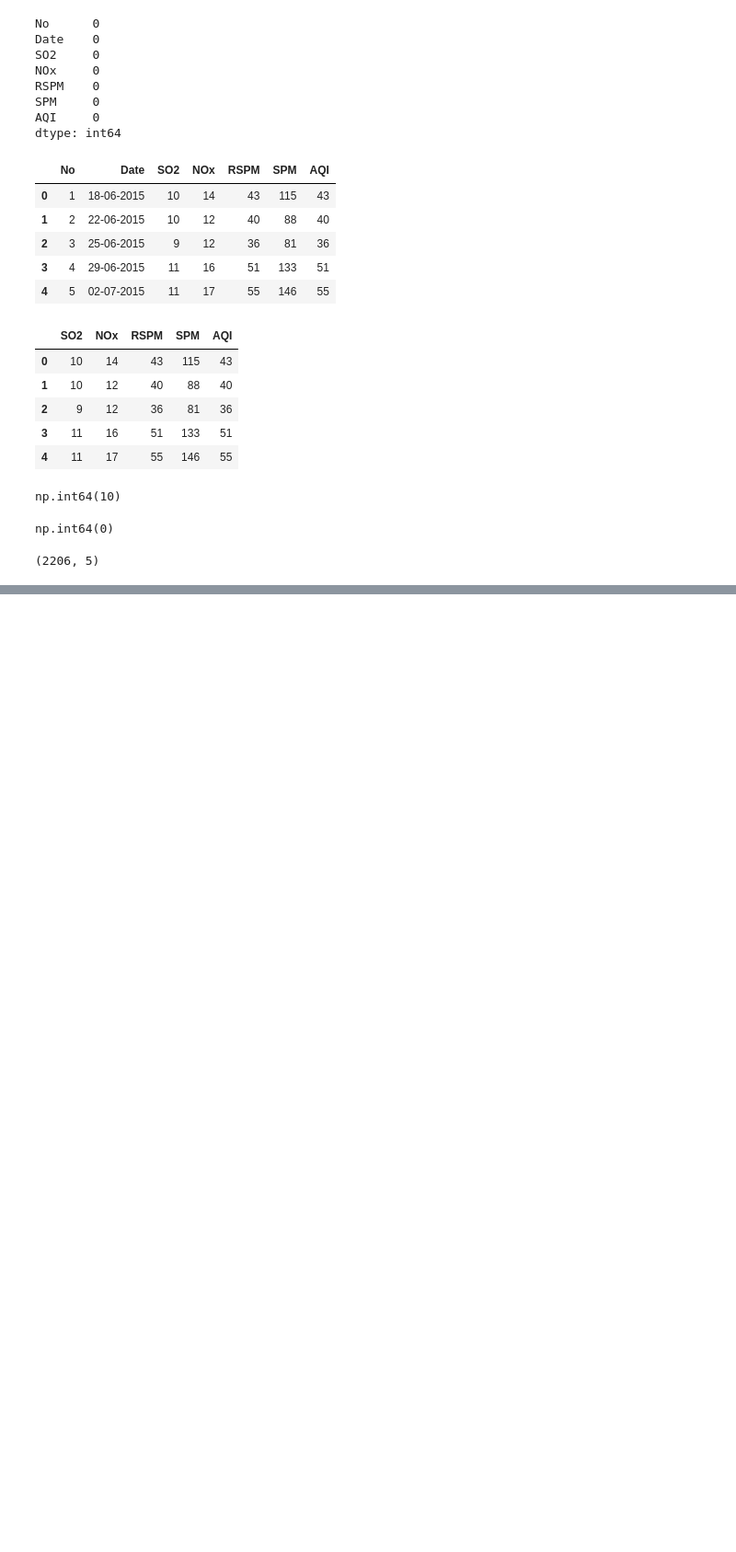
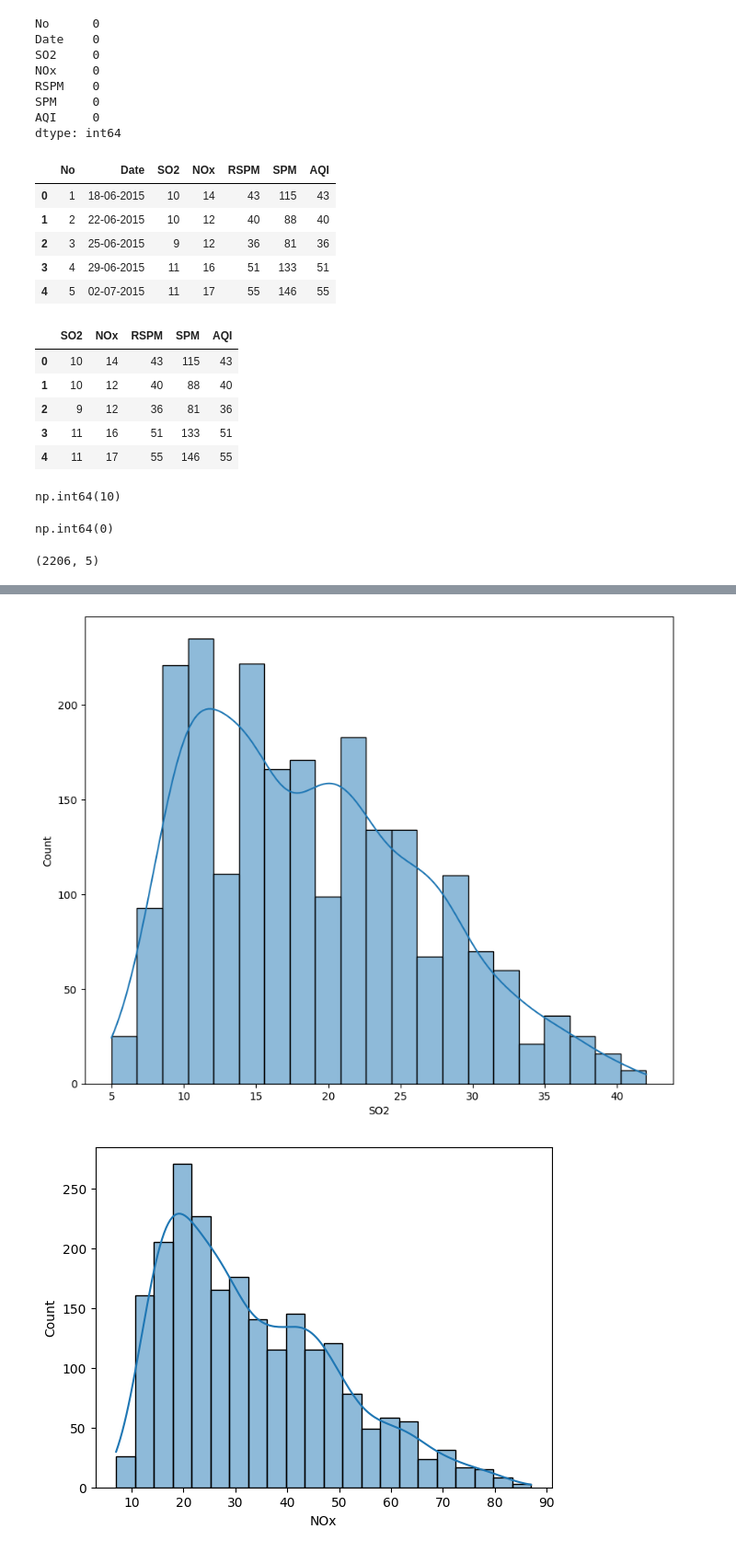
Before and after one commit to Vajresh-D-Kulkarni/Air-Quality-Index-Prediction, a Jupyter notebook: notebooks/EDA.ipynb, the cells around one changed output, grey strips where cells are left out. Shown: that part at 92% size. Saved outputs shown, nothing was run; the diff lists cells and outputs as text; code cells hidden in the pictures; blank space fills up the shorter version.

```diff
--- a/notebooks/EDA.ipynb
+++ b/notebooks/EDA.ipynb
@@ -76,3 +76,8 @@ np.int64(0)
 data.shape
 # %% [output]
 (2206, 5)
+# %%
+numerical_columns = [cols for cols in data.columns if data.dtypes[cols] != 'object']
+categorical_columns = [cols for cols in data.columns if data.dtypes[cols] == 'object']
+print(numerical_columns)
+print(categorical_columns)
@@ -78,0 +99,12 @@ data.shape
+# %%
+import seaborn as sns
+import matplotlib.pyplot as plt
+plt.figure(figsize=(10,8))
+x = 0
+for num_col in numerical_columns:
+    sns.histplot(data=data, x=num_col, kde=True)
+    print('\n')
+    plt.show()
+# %% [output]
+[figure, added]
+[figure, added]
```
Also changed, not shown: parts of 4 cells of this notebook, 7 other files.
